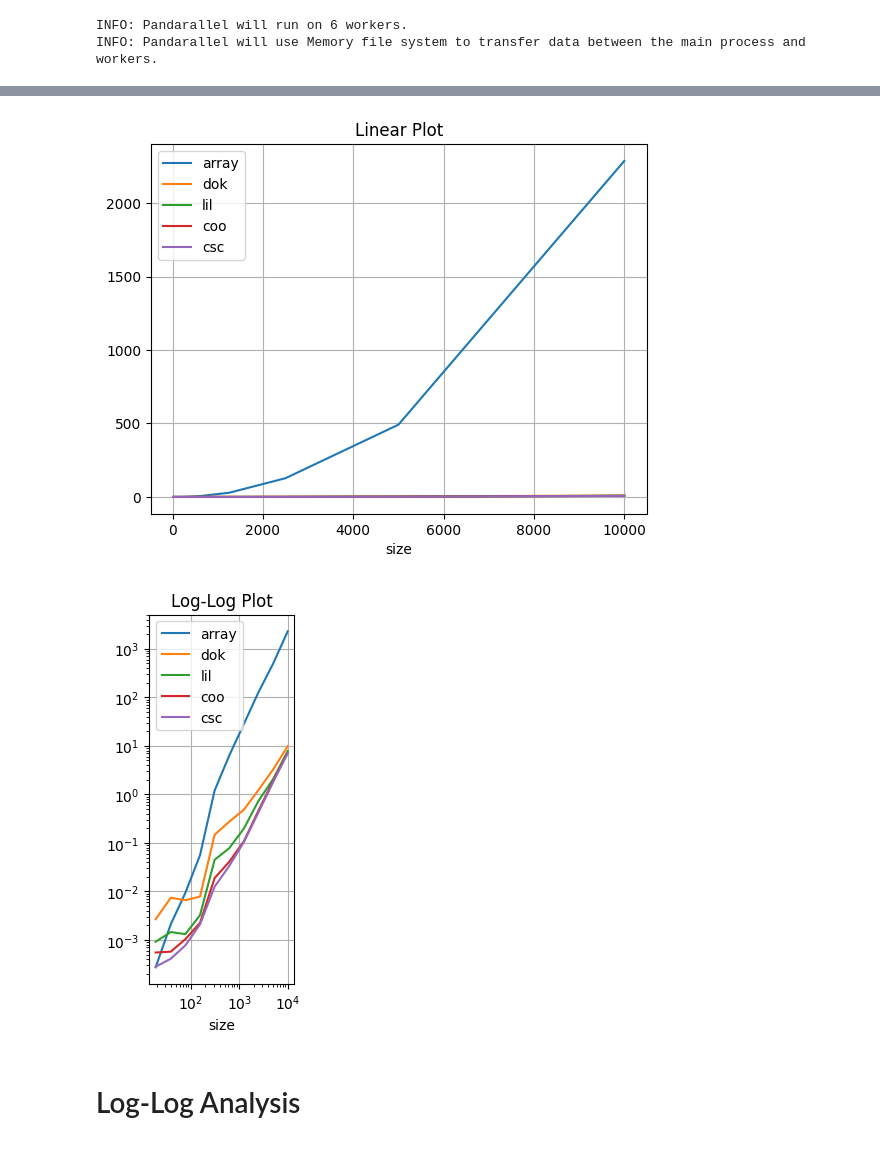
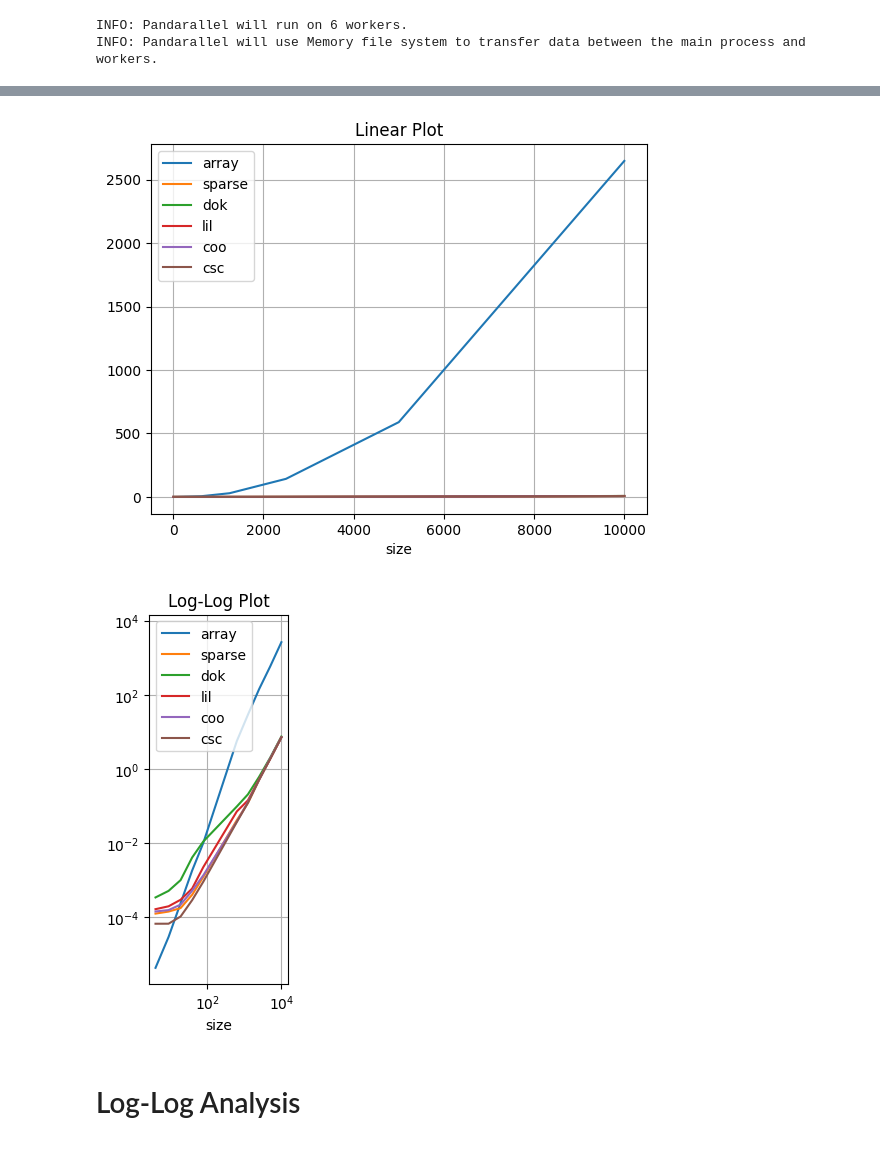
Before and after one commit to ManSmooth/SE481, a Jupyter notebook: assignments/481-02/assignment.ipynb, the cells around one changed output, grey strips where cells are left out. Drawn from its saved outputs; the diff is of its cells as text; code cells hidden in the pictures.

```diff
--- a/assignments/481-02/assignment.ipynb
+++ b/assignments/481-02/assignment.ipynb
@@ -66,11 +68,7 @@ descriptions
 Name: job_description, Length: 10000, dtype: object
 # %%
-from sklearn.feature_extraction.text import CountVectorizer
-
-
-def benchmark(size):
+def benchmark(size, number):
     cv = CountVectorizer(analyzer=lambda x: x)
-    print(f"{size=} counting")
     X = cv.fit_transform(descriptions[:size])
     XX = X.toarray()
     print(f"{size=} starting")
@@ -83,18 +81,21 @@ def benchmark(size):
     X_csc = X.tocsc()
     X_T_csc = X.T.tocsc()
     result = [
-        timeit.timeit(lambda: np.matmul(XX, XX.T), number=1),
-        timeit.timeit(lambda: X_dok * X_T_dok, number=1),
-        timeit.timeit(lambda: X_lil * X_T_lil, number=1),
-        timeit.timeit(lambda: X_coo * X_T_coo, number=1),
-        timeit.timeit(lambda: X_csc * X_T_csc, number=1),
+        timeit.timeit(lambda: np.matmul(XX, XX.T), number=number) / number,
+        timeit.timeit(lambda: X * X.T, number=number * 3) / (number * 3),
+        timeit.timeit(lambda: X_dok * X_T_dok, number=number * 3) / (number * 3),
+        timeit.timeit(lambda: X_lil * X_T_lil, number=number * 3) / (number * 3),
+        timeit.timeit(lambda: X_coo * X_T_coo, number=number * 3) / (number * 3),
+        timeit.timeit(lambda: X_csc * X_T_csc, number=number * 3) / (number * 3),
     ]
     print(f"{size=} finished")
-    return pd.Series(result, index=["array", "dok", "lil", "coo", "csc"])
+    return pd.Series(result, index=["array", "sparse", "dok", "lil", "coo", "csc"])
 # %%
-sizes = [len(descriptions) // 2 ** n for n in range(0, 6)]
+sizes = [len(descriptions) // 2 ** n for n in range(0, 12)]
 
-perf_df = pd.DataFrame(sizes, columns=["size"])
-perf_df = perf_df.join(perf_df["size"].parallel_apply(lambda x: benchmark(x)))
+sizes_weaved = np.array(list(zip(sizes[:len(sizes)//2], sizes[:len(sizes)//2:-1]))).flatten()
+
+perf_df = pd.DataFrame(sizes_weaved, columns=["size"])
+perf_df = perf_df.join(perf_df["size"].parallel_apply(lambda x: benchmark(x, 10000//x)))
 perf_df
 # %% [output]
@@ -150,7 +133,6 @@ size=156 finished
 # %%
-perf_df_full = pd.concat([perf_df, perf_df_extend]).reset_index().drop("index", axis=1)
-perf_df_full_sort = perf_df_full.sort_values("size")
+perf_df_full_sort = perf_df.sort_values("size")
 perf_df_full_sort.plot(x="size", grid=True, title="Linear Plot")
-perf_df_full_sort.plot(x="size", loglog=True, grid=True, title="Log-Log Plot").axis("scaled")
+perf_df_full_sort.plot(x="size", loglog=True, grid=True, title="Log-Log Plot").axis("square")
 perf_df_full_sort
 # %% [output]
@@ -168,5 +150,5 @@ perf_df_full_sort
-[figure, old version]
+[figure, new version]
-[figure, old version]
+[figure, new version]
 # %% [markdown]
 # Log-Log Analysis
 |![image.png](attachment:image.png)|
```
Also changed, not shown: parts of 5 cells of this notebook.
